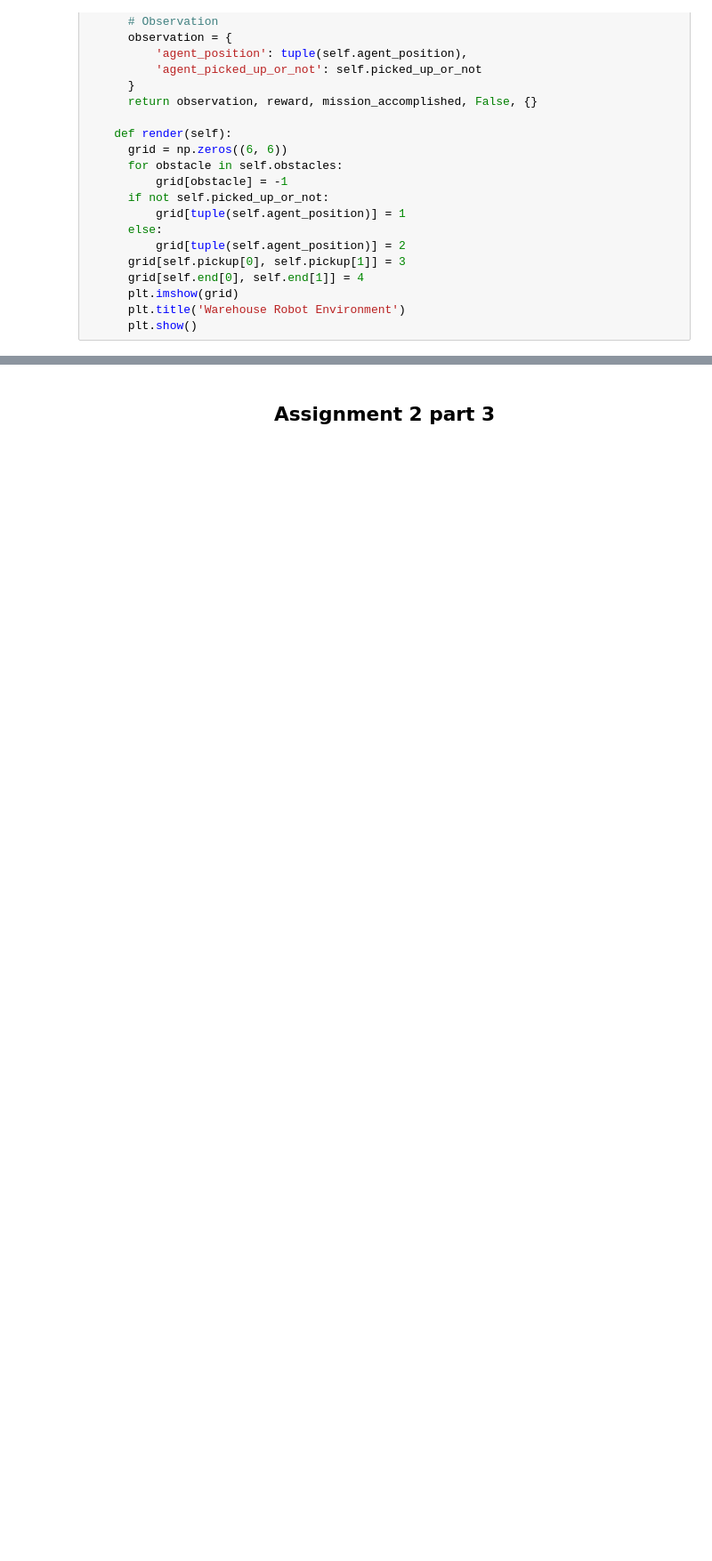
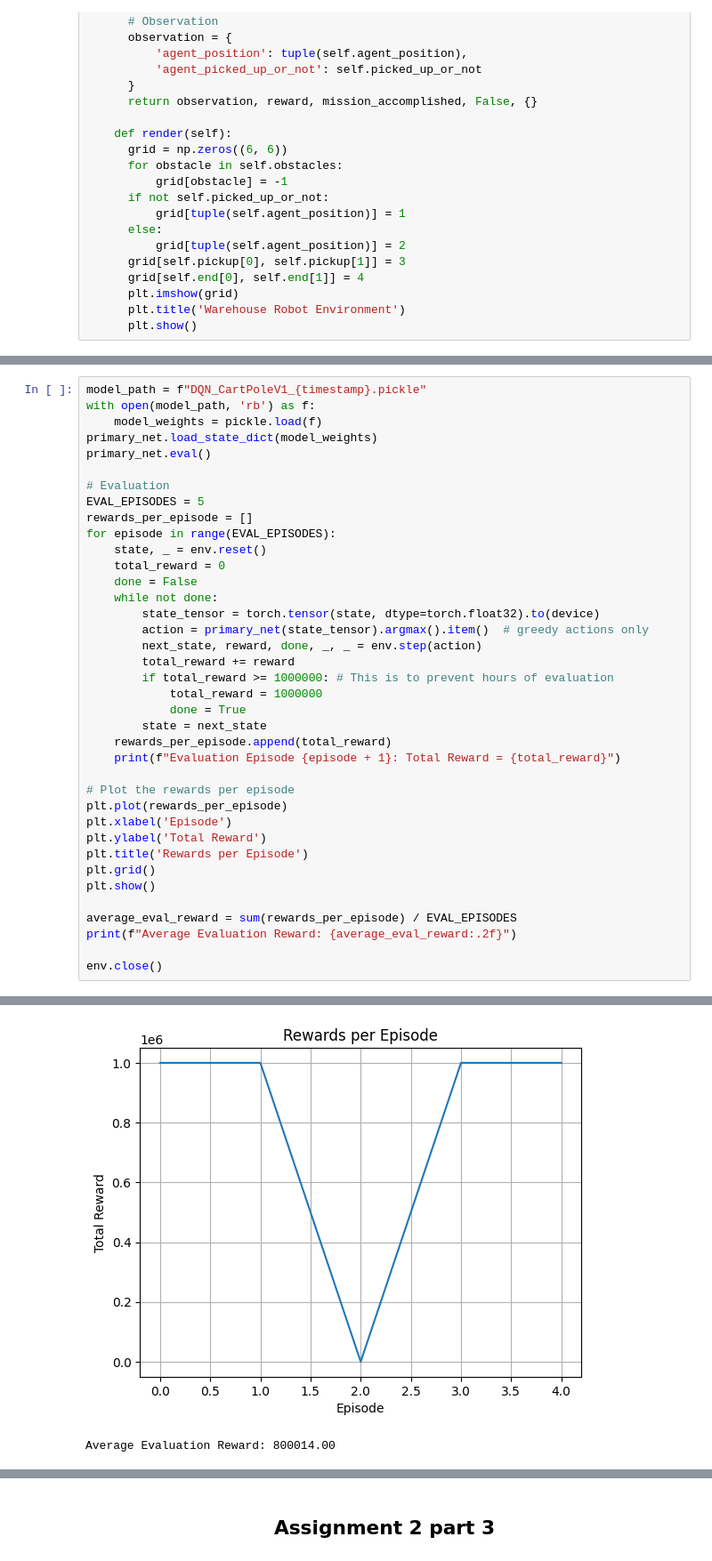
Before and after one commit to HandleGod101/CSE546-Sp25-Assignment-2-Team-18, a Jupyter notebook: a2_part_3_senandem_adwibedi copy.ipynb, the cells around one changed output, grey strips where cells are left out. Shown at 89% size. Saved outputs shown, nothing was run; the diff lists cells and outputs as text; blank space fills up the shorter version.

```diff
--- a/a2_part_3_senandem_adwibedi copy.ipynb
+++ b/a2_part_3_senandem_adwibedi copy.ipynb
@@ -423,0 +486,39 @@ class Replay:
+# %%
+model_path = f"DQN_CartPoleV1_{timestamp}.pickle"
+with open(model_path, 'rb') as f:
+    model_weights = pickle.load(f)
+primary_net.load_state_dict(model_weights)
+primary_net.eval()
+
+# Evaluation
+EVAL_EPISODES = 5
+rewards_per_episode = []
+for episode in range(EVAL_EPISODES):
+    state, _ = env.reset()
+    total_reward = 0
+    done = False
+    while not done:
+        state_tensor = torch.tensor(state, dtype=torch.float32).to(device)
+        action = primary_net(state_tensor).argmax().item()  # greedy actions only
+        next_state, reward, done, _, _ = env.step(action)
+        total_reward += reward
+        if total_reward >= 1000000: # This is to prevent hours of evaluation
+            total_reward = 1000000
+            done = True
+        state = next_state
+    rewards_per_episode.append(total_reward)
+    print(f"Evaluation Episode {episode + 1}: Total Reward = {total_reward}")
+
+# Plot the rewards per episode
+plt.plot(rewards_per_episode)
+plt.xlabel('Episode')
+plt.ylabel('Total Reward')
+plt.title('Rewards per Episode')
+plt.grid()
+plt.show()
+
+average_eval_reward = sum(rewards_per_episode) / EVAL_EPISODES
+print(f"Average Evaluation Reward: {average_eval_reward:.2f}")
+
+env.close()
+# %% [output]
@@ -424 +530,3 @@ class Replay:
+[figure, added]
+Average Evaluation Reward: 800014.00
 # %%
```
Also changed, not shown: parts of 20 cells of this notebook.
